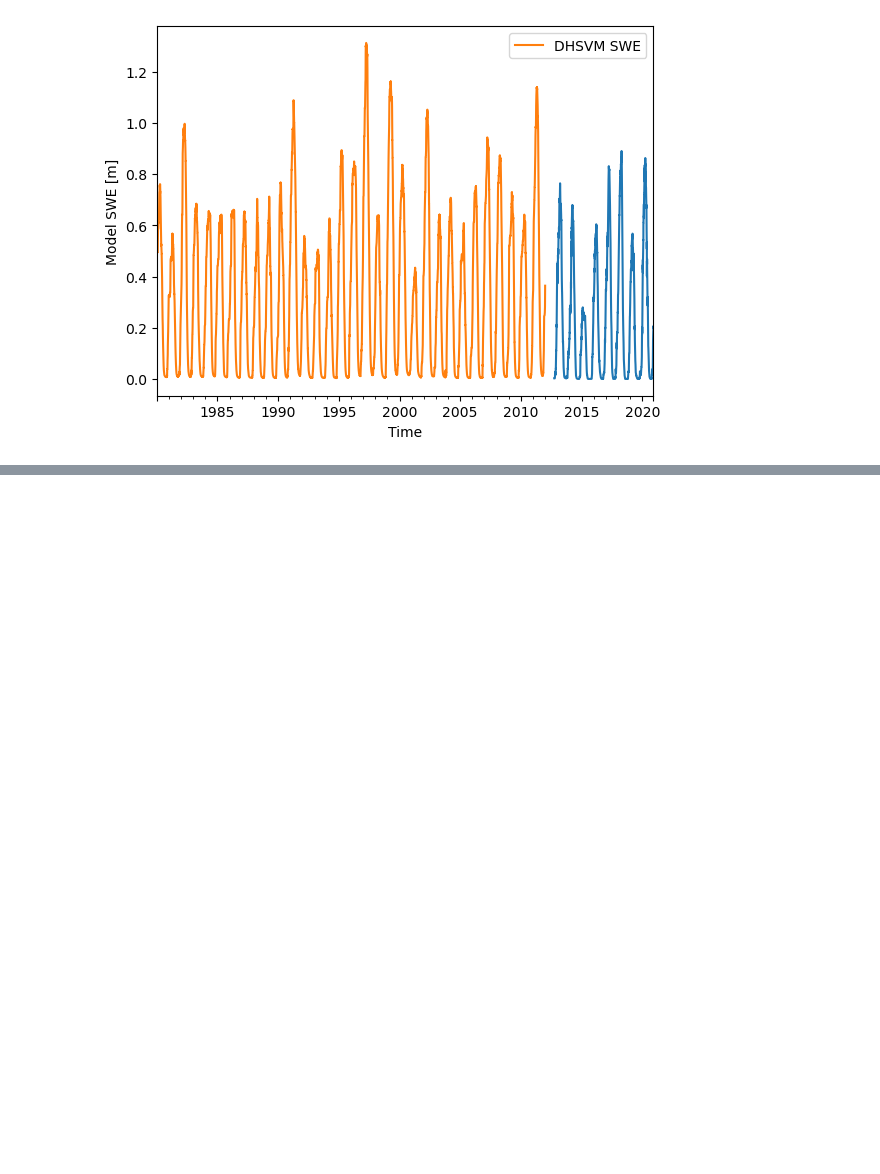
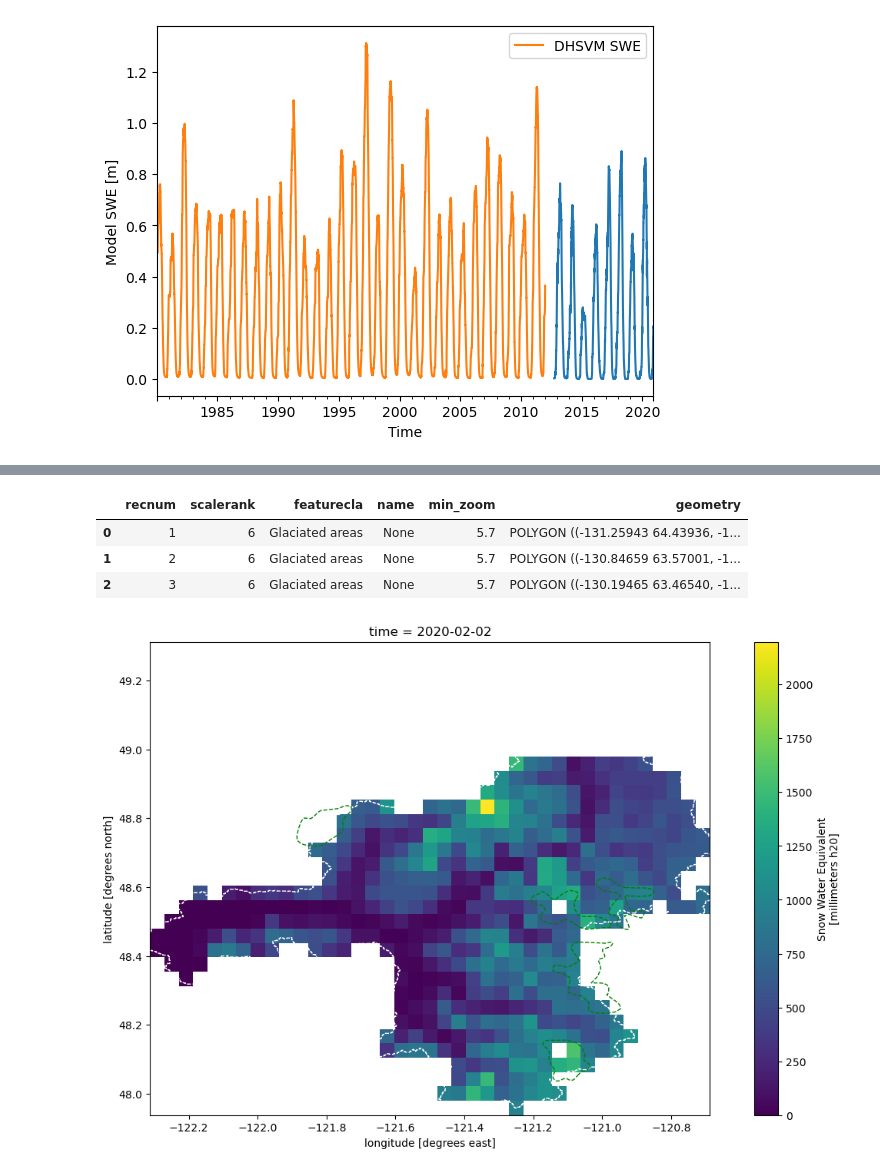
Before and after one commit to NCristea/Compare_SWE, a Jupyter notebook: notebooks/get_basin_SWE.ipynb, the cells around one changed output, grey strips where cells are left out. Drawn from its saved outputs; the diff is of its cells as text; code cells hidden in the pictures; blank space fills up the shorter version.

```diff
--- a/notebooks/get_basin_SWE.ipynb
+++ b/notebooks/get_basin_SWE.ipynb
@@ -207,0 +223,20 @@ Text(0, 0.5, 'Model SWE [m]')
+# %%
+glaciers_10m = gpd.read_file('/Users/nicoleta/Desktop/code/Compare_SWE/data/raw/ne_10m_glaciated_areas')
+glaciers_10m.head(3)
+# %% [output]
+|  | recnum | scalerank | featurecla | name | min_zoom | geometry |
+| 0 | 1 | 6 | Glaciated areas | None | 5.7 | POLYGON ((-131.25943 64.43936, -1... |
+| 1 | 2 | 6 | Glaciated areas | None | 5.7 | POLYGON ((-130.84659 63.57001, -1... |
+| 2 | 3 | 6 | Glaciated areas | None | 5.7 | POLYGON ((-130.19465 63.46540, -1... |
+# %%
+fig, ax = plt.subplots(figsize=(15,8))
+
+one_day = data_sel_basin.SWE.sel(time='2020-02-02')
+one_day.plot(ax=ax)
+
+skagit_basin.plot(ax=ax, edgecolor='white', linestyle='--', facecolor='none');
+#glaciers.plot(ax=ax, edgecolor='red', linestyle='--', facecolor='none')
+glaciers_10m.plot(ax=ax, edgecolor='green', linestyle='--', facecolor='none')
+ax.set_aspect(1)
+# %% [output]
+[figure, added]
```
Also changed, not shown: parts of 14 cells of this notebook, 21 other files.
